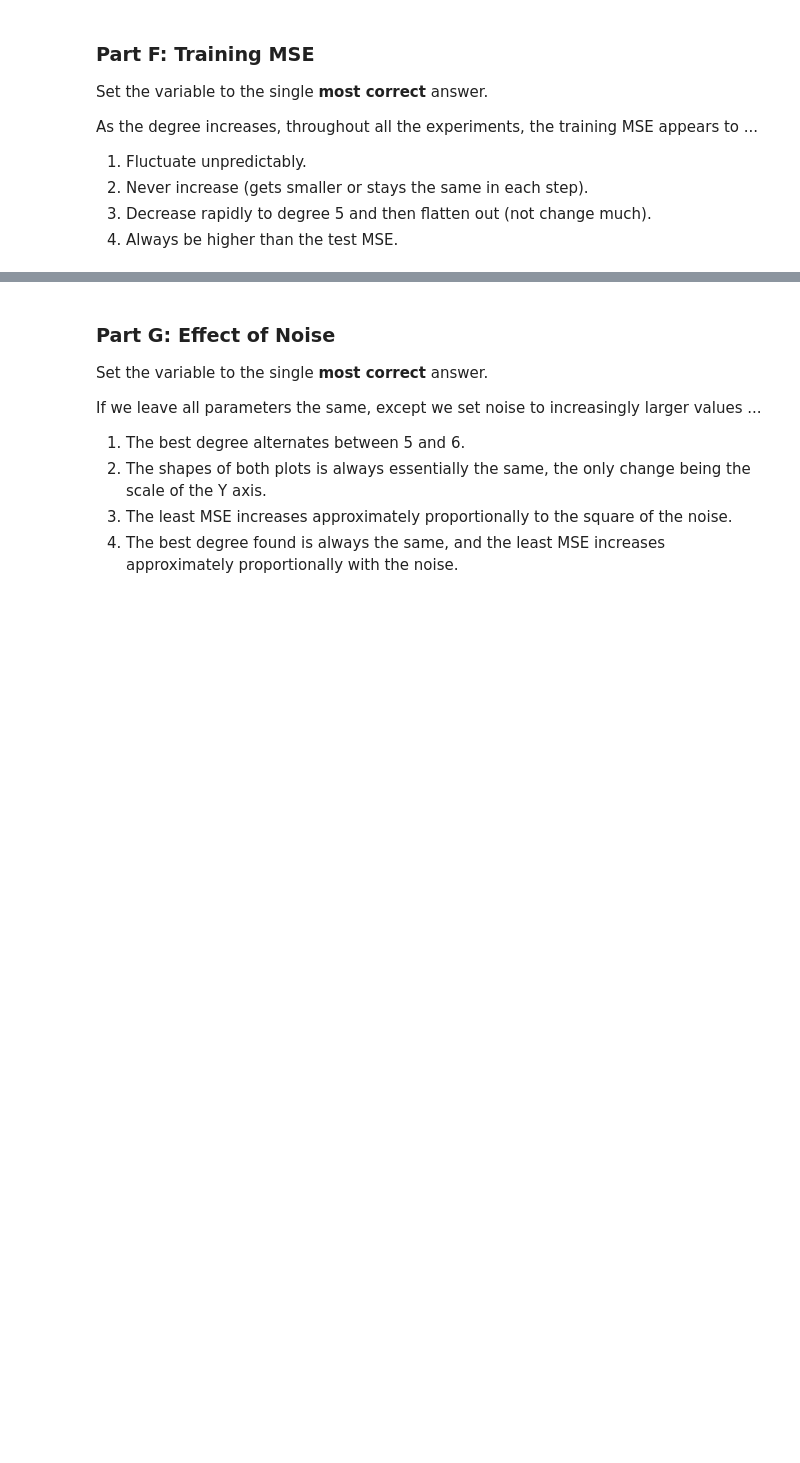
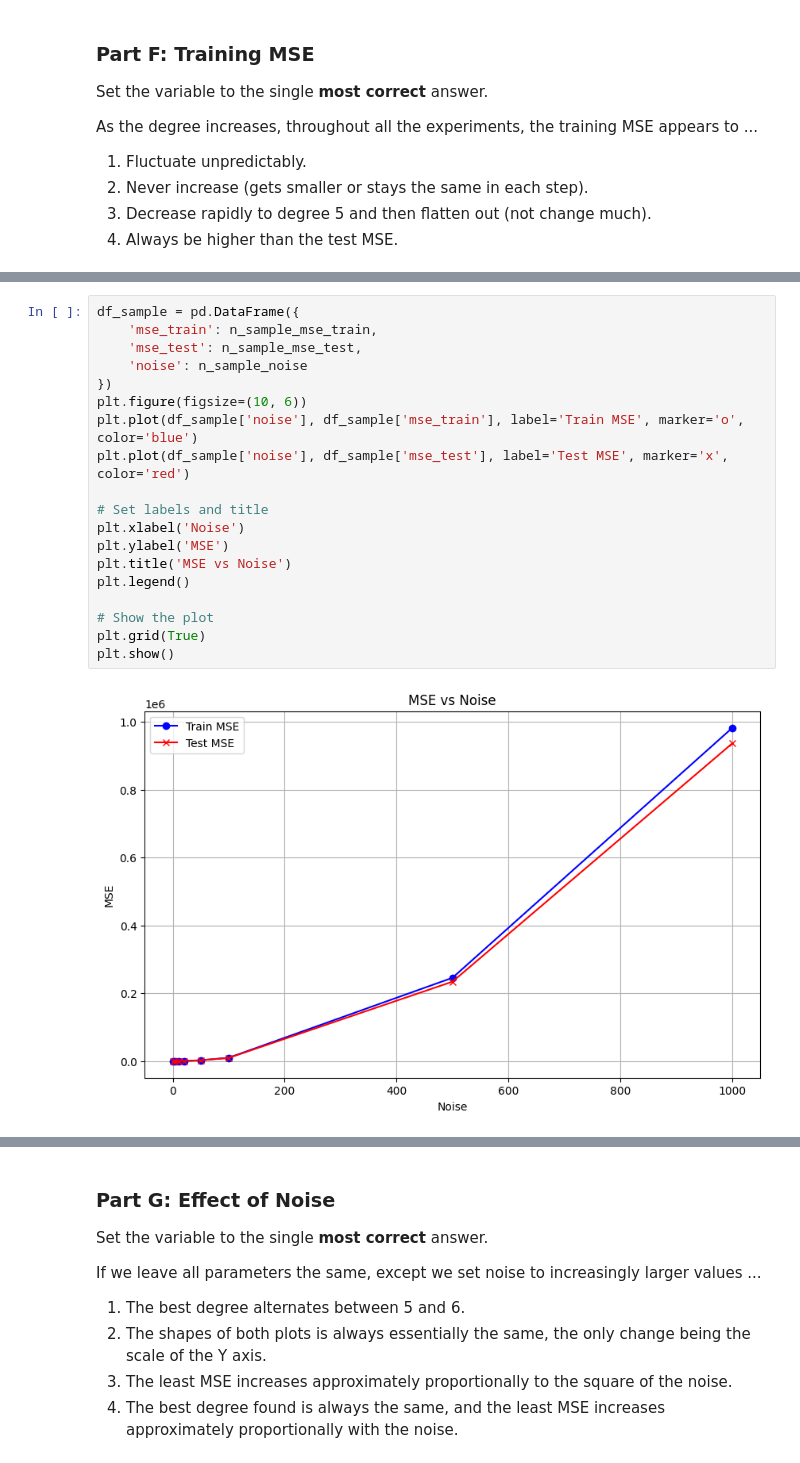
Before and after one commit to Felixe360/Module-3-Assignments, a Jupyter notebook: Homework_03.ipynb, the cells around one changed output, grey strips where cells are left out. Saved outputs shown, nothing was run; the diff lists cells and outputs as text; blank space fills up the shorter version.

```diff
--- a/Homework_03.ipynb
+++ b/Homework_03.ipynb
@@ -401,0 +299,21 @@ df_noise
+# %%
+df_sample = pd.DataFrame({
+    'mse_train': n_sample_mse_train,
+    'mse_test': n_sample_mse_test,
+    'noise': n_sample_noise
+})
+plt.figure(figsize=(10, 6))
+plt.plot(df_sample['noise'], df_sample['mse_train'], label='Train MSE', marker='o', color='blue')
+plt.plot(df_sample['noise'], df_sample['mse_test'], label='Test MSE', marker='x', color='red')
+
+# Set labels and title
+plt.xlabel('Noise')
+plt.ylabel('MSE')
+plt.title('MSE vs Noise')
+plt.legend()
+
+# Show the plot
+plt.grid(True)
+plt.show()
+# %% [output]
+[figure, added]
```
Also changed, not shown: parts of 28 cells of this notebook.
